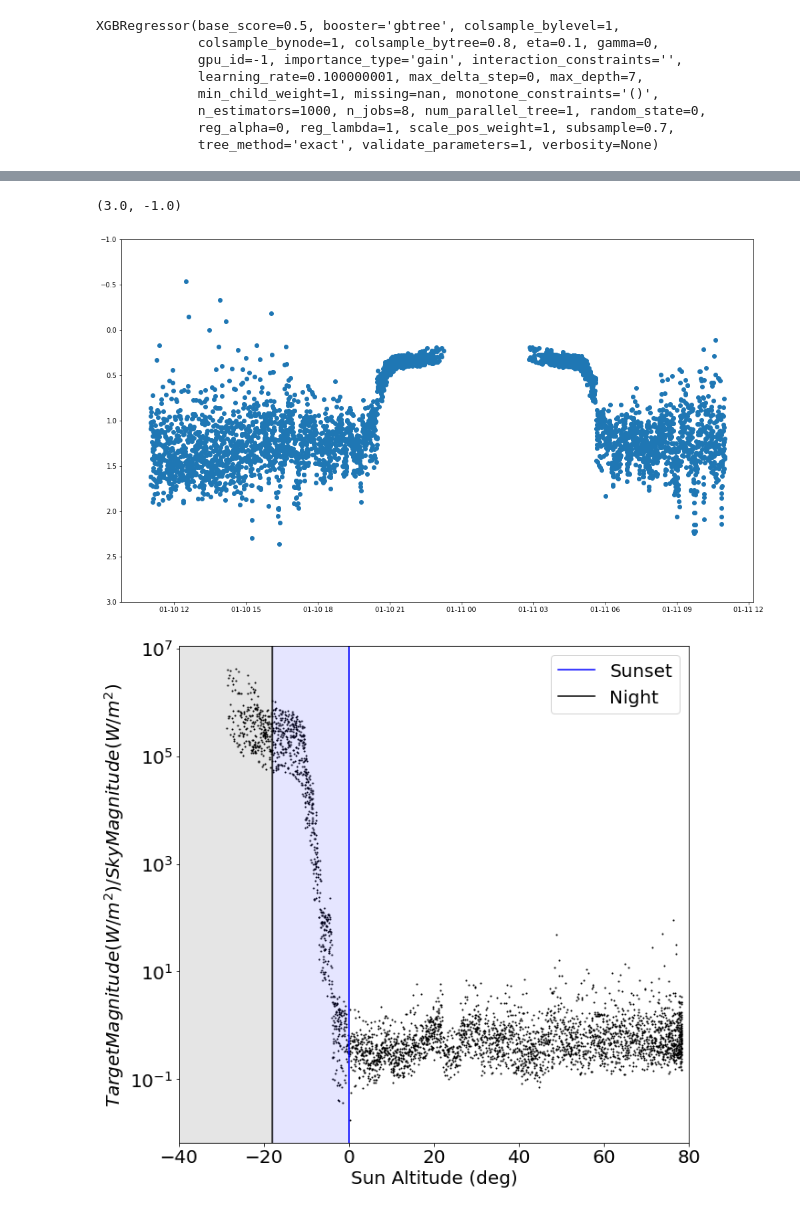
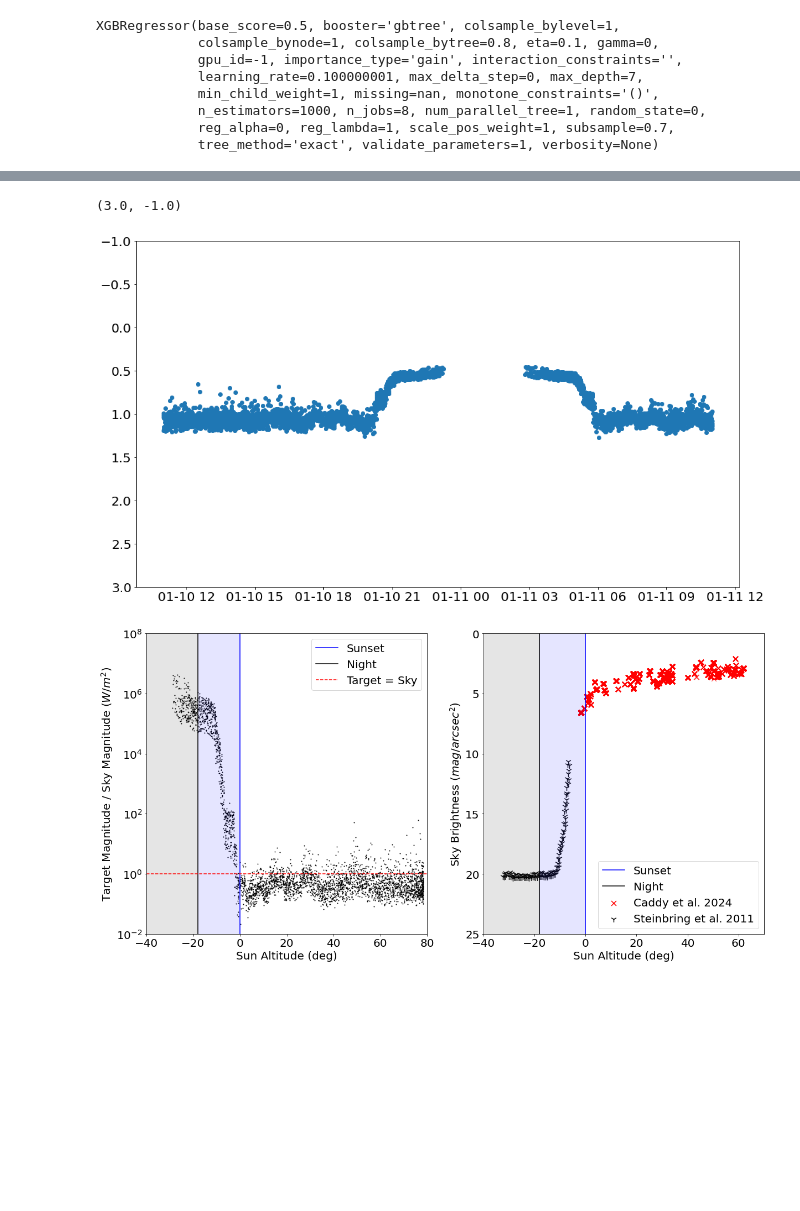
Before and after one commit to Physarah/satellite-optical-brightness, a Jupyter notebook: analysis/plotting_starlinks_day.ipynb, the cells around one changed output, grey strips where cells are left out. Cells and saved outputs as stored; diff of their text form; code cells hidden in the pictures; blank space fills up the shorter version.

```diff
--- a/analysis/plotting_starlinks_day.ipynb
+++ b/analysis/plotting_starlinks_day.ipynb
@@ -645,3 +679,7 @@ plt.show()
+# %%
+X = summer_observations_high[['sun_altitude']]
+y_pred = model.predict(X)
+summer_observations_high['sky_background'] = y_pred
 # %%
 X = winter_observations_high[['sun_altitude']]
 y_pred = model.predict(X)
@@ -777,46 +835,91 @@ plt.plot(np.polyval(poly, x), label='fit')
 # %%
 plt.figure(figsize = (17,10))
 
-plt.scatter(y=summer_observations_high['magnitude']/summer_observations_high['sky_background'],
+plt.scatter(y=(summer_observations_high['magnitude']+10)/(summer_observations_high['sky_background']+10),
            x=pd.to_datetime(summer_observations_high['times']) + timedelta(hours = 11))
 
 plt.ylim(3,-1)
 # %% [output]
 (3.0, -1.0)
-[figure, old version]
+[figure, new version]
 # %%
-plt.figure(figsize = (10,10))
+plt.figure(figsize = (20,10))
 plt.rcParams.update({'font.size': 20})
 
+plt.subplot(1, 2, 1)
 
 ras_mag = 10**((summer_observations_high['magnitude'])/(-2.5))*3*10**8*3631*np.exp(-36)/600
 sky_mag = 10**((summer_observations_high['sky_background'])/(-2.5))*3*10**8*3631*np.exp(-36)/600
 
 
 plt.scatter(y=(ras_mag/sky_mag),
            x=summer_observations_high['sun_altitude'], s = 1, color = 'black')
 
 # plt.scatter(y=winter_observations_high['magnitude']/winter_observations_high['sky_background'],
 #            x=winter_observations_high['sun_altitude'], s = 1, color = 'black')
 
 # plt.scatter(y=winter_observations_high['magnitude']/winter_observations_high['sky_background'],
 #            x=winter_observations_high['sun_altitude'])
 
 
 plt.axvspan(0,
             -18,
             alpha=0.1, color='blue')
 plt.axvspan(-18,
             -80,
             alpha=0.1, color='black')
 
 plt.axvline(0,c = 'blue', label = "Sunset")
 plt.axvline(-18,c = 'black', label = "Night")
+plt.axhline(1, color = 'red', ls = '--', label = "Target = Sky")
+plt.yscale('log')
 plt.legend()
-plt.yscale('log')
+plt.ylim(10**-2, 10**8)
 plt.xlim(-40,80)
 plt.xlabel("Sun Altitude (deg)")
-plt.ylabel(r"$Target Magnitude (W/m^2) / Sky Magnitude (W/m^2)$")
-plt.savefig('/Users/physarah/Desktop/sky_brightness.png')
+plt.ylabel(r"Target Magnitude / Sky Magnitude $(W/m^2)$")
+
+
+
+
+plt.subplot(1, 2, 2)
+
+plt.scatter(gband_data['sun_alt'],
+            gband_data['huntsman_mag_g_sky'],
+            label = "Caddy et al. 2024",
+            marker = 'x',
+            s = 80,
+            color = 'red',
+            alpha = 0.6)
+plt.scatter(other_sky_data['-32.45500847074031'],
+            other_sky_data[' 19.915842441632975'],
+            label = "Steinbring et al. 2011",
+            marker = '1',
+            s = 120,
+            color = 'black',
+            alpha = 0.9)
+plt.axvspan(0,
+            -18,
+            alpha=0.1, color='blue')
+plt.axvspan(-18,
+            -80,
+            alpha=0.1, color='black')
+plt.xlim(-40,70)
+plt.ylim(25,0)
+plt.axvline(0,c = 'blue', label = "Sunset")
+plt.axvline(-18,c = 'black', label = "Night")
+legend = plt.legend()
+plt.xlabel("Sun Altitude (deg)")
+plt.ylabel(r"Sky Brightness $(mag/arcsec^2)$")
+
+# Get the legend handles (line objects)
+legend_handles = legend.legendHandles
+
+# Set the alpha for each legend handle
+for handle in legend_handles:
+    handle.set_alpha(1)  # Adjust the alpha value as needed
+
+
+plt.savefig('/Users/physarah/Desktop/test123.png')
 # %% [output]
-[figure, old version]
+[figure, new version]
```
Also changed, not shown: parts of 13 cells of this notebook, 13 other files.
